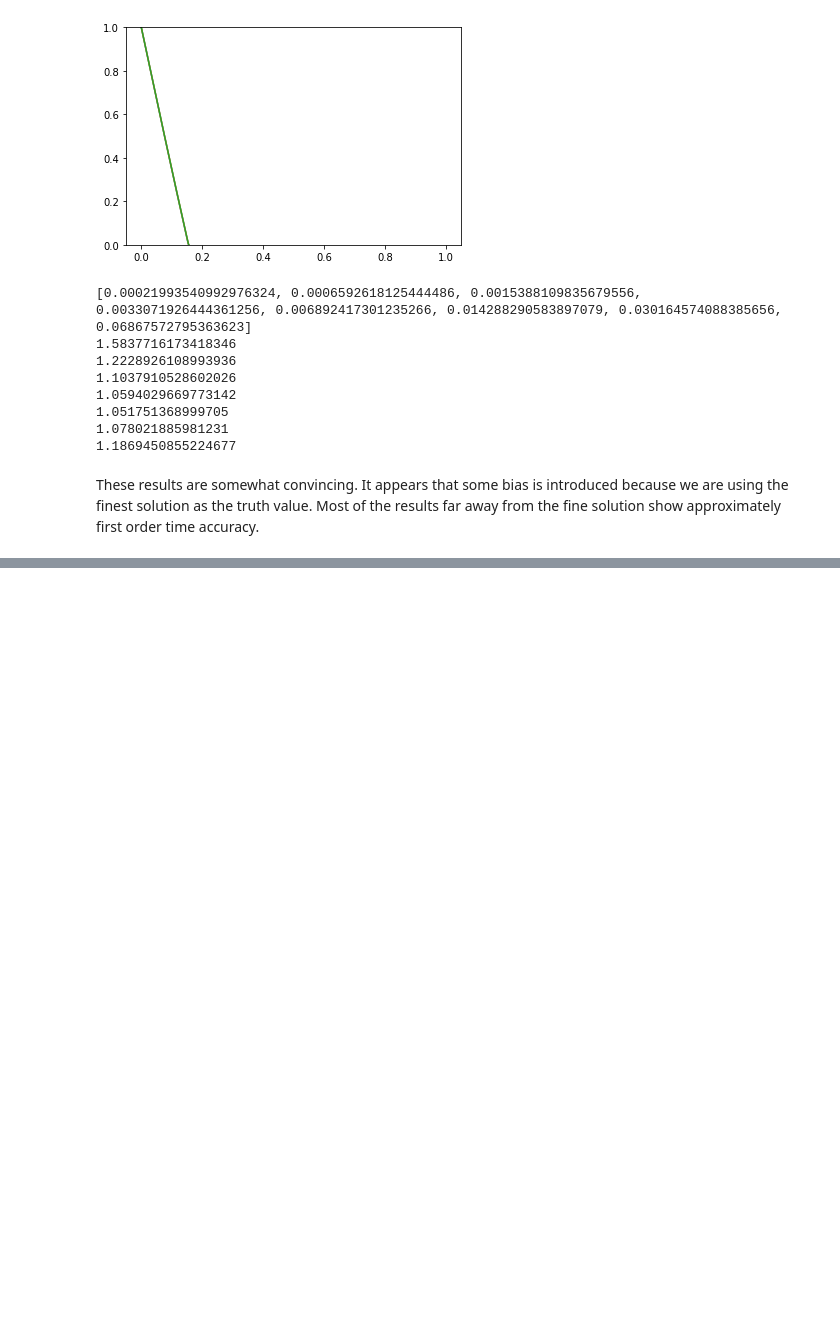
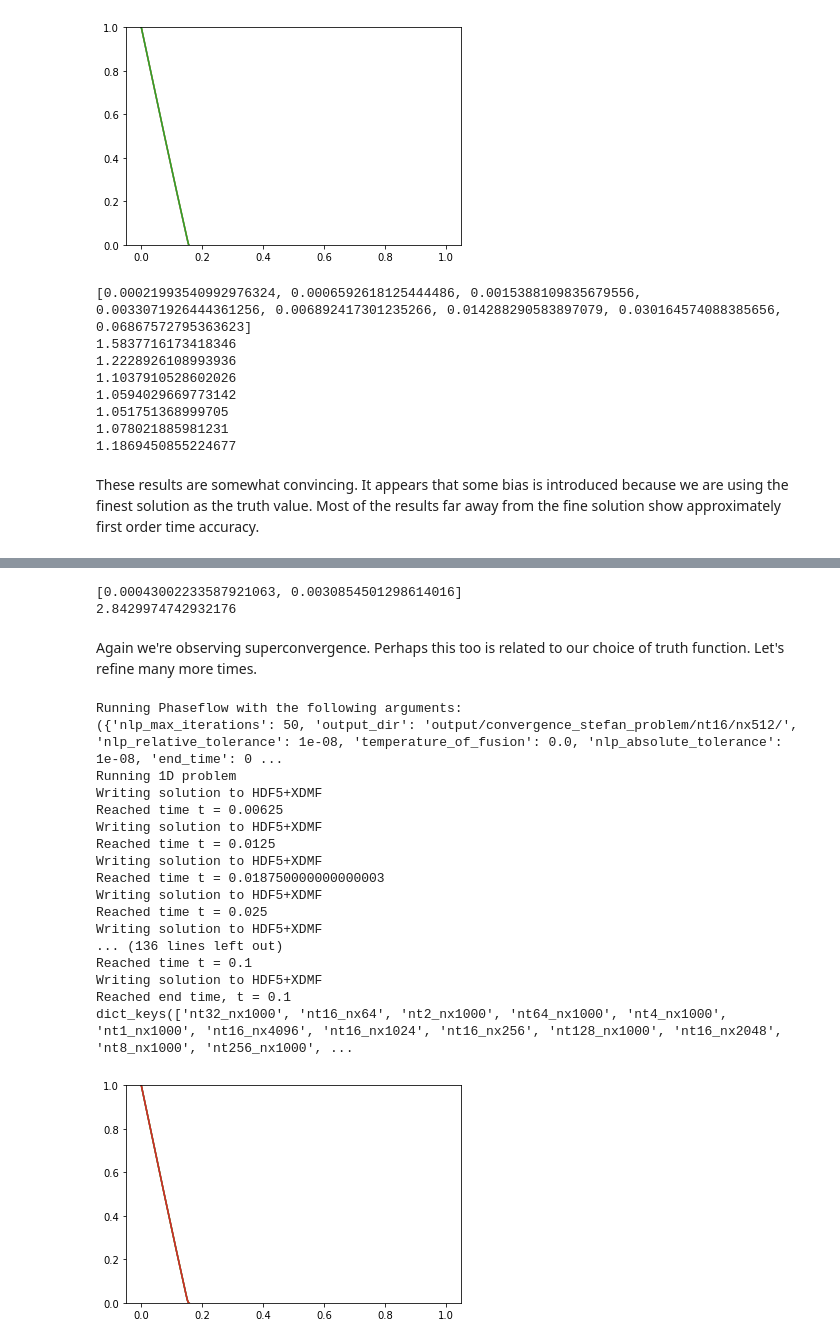
Before and after one commit to geo-fluid-dynamics/phaseflow-fenics, a Jupyter notebook: notebooks/Convergence-StefanProblem.ipynb, the cells around one changed output, grey strips where cells are left out. Drawn from its saved outputs; the diff is of its cells as text; code cells hidden in the pictures; blank space fills up the shorter version.

```diff
--- a/notebooks/Convergence-StefanProblem.ipynb
+++ b/notebooks/Convergence-StefanProblem.ipynb
@@ -244,0 +274,39 @@ These results are somewhat convincing. It appears that some bias is introduced b
+# %%
+errors = [fenics.errornorm(solutions["nt16_nx256"], solutions["nt16" + "_nx" + str(nx)], "L2")
+          for nx in [128, 64]]
+
+print(errors)
+
+for i in range(len(errors) - 1):
+
+    order = compute_order(errors[i], errors[i + 1])
+
+    print(order)
+# %% [output]
+[0.00043002233587921063, 0.0030854501298614016]
+2.8429974742932176
+# %% [markdown]
+Again we're observing superconvergence. Perhaps this too is related to our choice of truth function. Let's refine many more times.
+# %%
+for j in [3, 4, 5, 6]:
+
+    solutions = compute_and_append_new_solution(nt = 16, nx = r**j*baseline_grid_size, solutions = solutions)
+# %% [output]
+Running Phaseflow with the following arguments:
+({'nlp_max_iterations': 50, 'output_dir': 'output/convergence_stefan_problem/nt16/nx512/', 'nlp_relative_tolerance': 1e-08, 'temperature_of_fusion': 0.0, 'nlp_absolute_tolerance': 1e-08, 'end_time': 0 ...
+Running 1D problem
+Writing solution to HDF5+XDMF
+Reached time t = 0.00625
+Writing solution to HDF5+XDMF
+Reached time t = 0.0125
+Writing solution to HDF5+XDMF
+Reached time t = 0.018750000000000003
+Writing solution to HDF5+XDMF
+Reached time t = 0.025
+Writing solution to HDF5+XDMF
+... (136 lines left out)
+Reached time t = 0.1
+Writing solution to HDF5+XDMF
+Reached end time, t = 0.1
+dict_keys(['nt32_nx1000', 'nt16_nx64', 'nt2_nx1000', 'nt64_nx1000', 'nt4_nx1000', 'nt1_nx1000', 'nt16_nx4096', 'nt16_nx1024', 'nt16_nx256', 'nt128_nx1000', 'nt16_nx2048', 'nt8_nx1000', 'nt256_nx1000', ...
+[figure, added]
```
Also changed, not shown: parts of 8 cells of this notebook.
